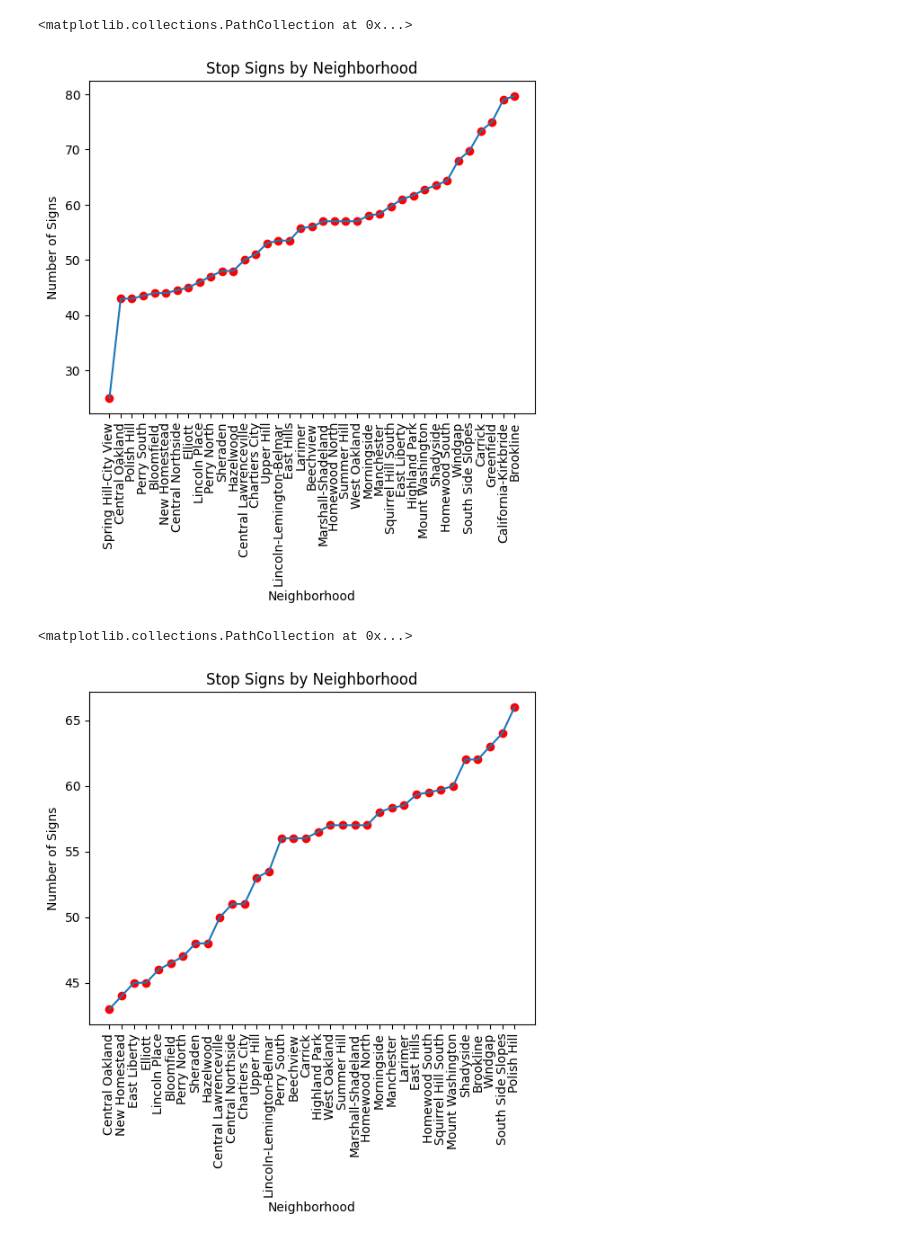
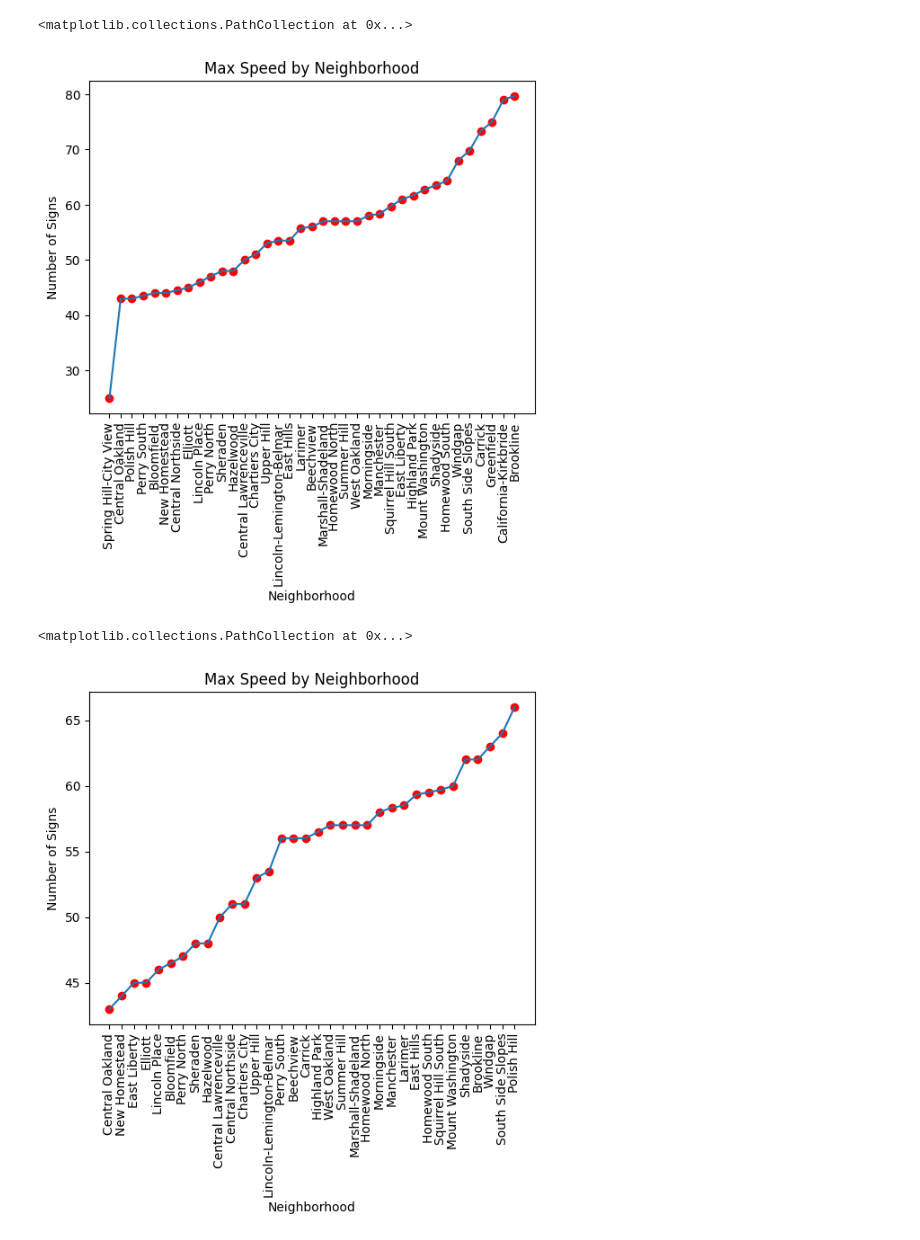
Before and after one commit to patelpratham11/Final_Project, a Jupyter notebook: Meghan/Meghan.ipynb, the cells around one changed output. Drawn from its saved outputs; the diff is of its cells as text; code cells hidden in the pictures.

```diff
--- a/Meghan/Meghan.ipynb
+++ b/Meghan/Meghan.ipynb
@@ -6,28 +6,28 @@ import matplotlib.pyplot as plt
 # %%
 
 speed = pd.read_csv("../assets/speed.csv", sep=",", header=0)
 average_speed = speed[(speed['max_speed'] > 0)].groupby('neighborhood')['max_speed'].mean().sort_values(ascending=True)
 
 
-graph = average_speed.plot(kind='line', title="Stop Signs by Neighborhood", xlabel="Neighborhood", ylabel="Number of Signs")
+graph = average_speed.plot(kind='line', title="Max Speed by Neighborhood", xlabel="Neighborhood", ylabel="Number of Signs")
 x_labels = average_speed.index
 graph.set_xticks(range(len(x_labels)))
 graph.set_xticklabels(x_labels, rotation=90)
 
 # add dots to the specified values
 indices = average_speed.index[:]
 values = average_speed[indices]
 graph.scatter(indices, values, color='red')
 # %% [output]
 <matplotlib.collections.PathCollection at 0x...>
-[figure, old version]
+[figure, new version]
 # %%
 
 speed = pd.read_csv("../assets/speed.csv", sep=",", header=0)
 average_speed = speed[(speed['max_speed'] > 40) & (speed['max_speed'] < 70)].groupby('neighborhood')['max_speed'].mean().sort_values(ascending=True)
 
 
-graph = average_speed.plot(kind='line', title="Stop Signs by Neighborhood", xlabel="Neighborhood", ylabel="Number of Signs")
+graph = average_speed.plot(kind='line', title="Max Speed by Neighborhood", xlabel="Neighborhood", ylabel="Number of Signs")
 x_labels = average_speed.index
 graph.set_xticks(range(len(x_labels)))
 graph.set_xticklabels(x_labels, rotation=90)
@@ -38,4 +38,4 @@ values = average_speed[indices]
 graph.scatter(indices, values, color='red')
 # %% [output]
 <matplotlib.collections.PathCollection at 0x...>
-[figure, old version]
+[figure, new version]
```
Also changed, not shown: 1 other file.
